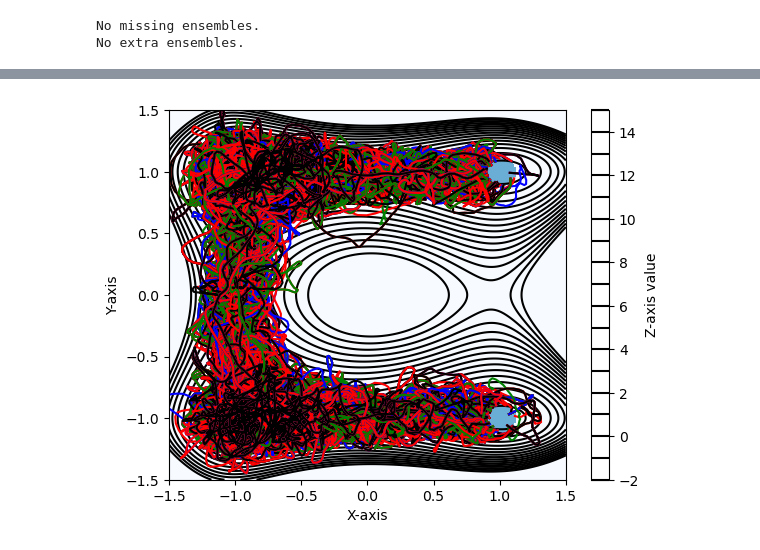
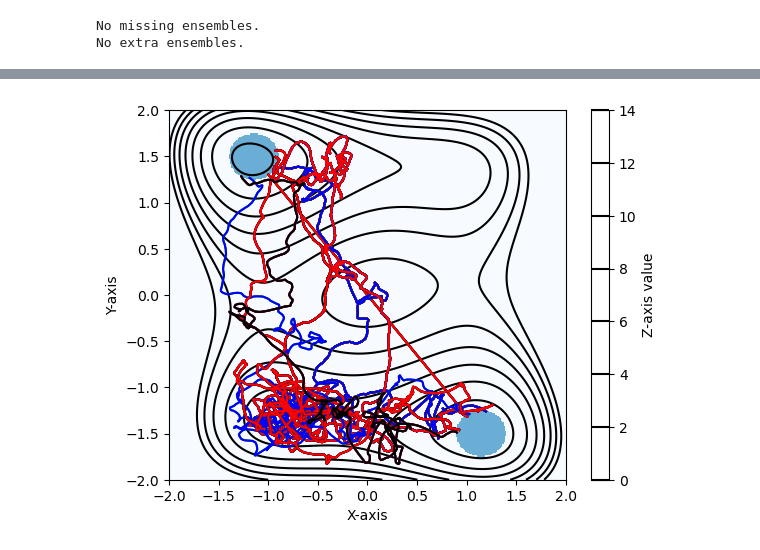
Before and after one commit to Rik-Breebaart/aimmd-tis, a Jupyter notebook: toy_examples/test_potential_tps_aimmd.ipynb, the cells around one changed output, grey strips where cells are left out. Saved outputs shown, nothing was run; the diff lists cells and outputs as text; code cells hidden in the pictures.

```diff
--- a/toy_examples/test_potential_tps_aimmd.ipynb
+++ b/toy_examples/test_potential_tps_aimmd.ipynb
@@ -36,9 +22,8 @@ WARNING:aimmd:Tensorflow/Keras not available
 # %%
-import openpathsampling.engines.toy as toys
-settings = {"n_harmonics": 20,
+settings = {"n_harmonics": 0,
             "rotation_degrees": 0,
-            "scale": 1}
-pes = TAI.potential_switch("FacePotential", settings)
+            "scale": 2}
+pes = aimmdTIS.potential_switch("wolfe-quapp", settings)
 n_harmonics = pes.n_harmonics
 # %% [output]
 123
@@ -203,7 +184,7 @@ No missing ensembles.
 No extra ensembles.
 # %%
 # %%
-storage = paths.Storage("simple_store.nc", "w", template=template)
+storage = paths.Storage("simple_store_aimmd_tps.nc", "w", template=template)
 storage.save(toy_eng)
 storage.save(move_scheme)
 storage.save(network)
@@ -235,20 +215,20 @@ DONE! Completed 500 Monte Carlo cycles.
 # %%
 trajectories = [step.active[0].trajectory for step in storage.steps[::1]]
 plt.figure()
 plt.contour(x_2d,y_2d,U, pes.levels,colors='k')
 plt.colorbar(label='Z-axis value')
 repcolordict = {0 : 'k-', 1 : 'r-', 2 : 'g-', 3 : 'b-', 4 : 'r-'}
 for i, traj in enumerate(trajectories):
     plt.plot(traj.xyz[:,0,0], traj.xyz[:,0,1], repcolordict[i % 5])
 
-states_plot = np.vectorize(TAI.CallableVolume(stateA))(x_2d, -y_2d)
-states_plot += np.vectorize(TAI.CallableVolume(stateB))(x_2d, -y_2d)
+states_plot = np.vectorize(aimmdTIS.CallableVolume(stateA))(x_2d, -y_2d)
+states_plot += np.vectorize(aimmdTIS.CallableVolume(stateB))(x_2d, -y_2d)
 plt.imshow(states_plot, extent=pes.extent, cmap="Blues",
             interpolation='nearest', vmin=0.0, vmax=2.0,
             aspect='auto')
  # Add a colorbar to show the intensity scale
 plt.xlabel('X-axis')
 plt.ylabel('Y-axis')
 plt.show()
 # %% [output]
-[figure, old version]
+[figure, new version]
```
Also changed, not shown: parts of 10 cells of this notebook, 19 other files.
